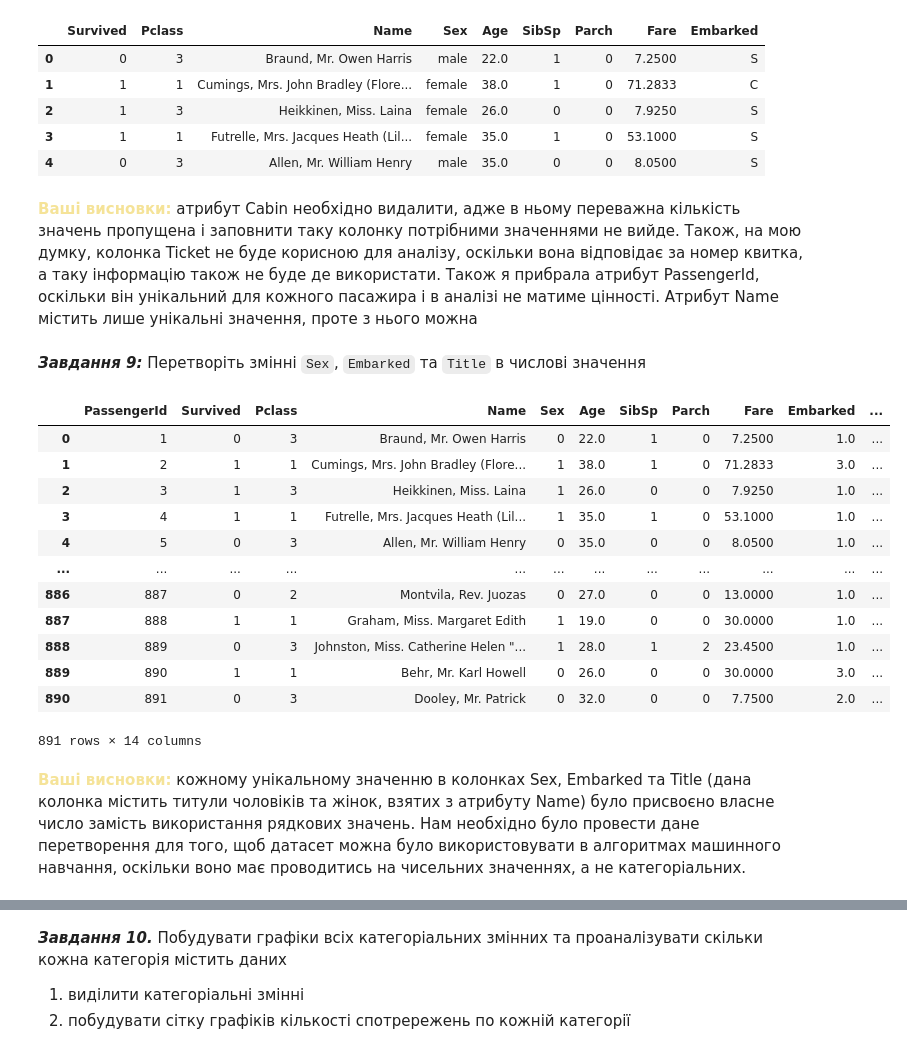
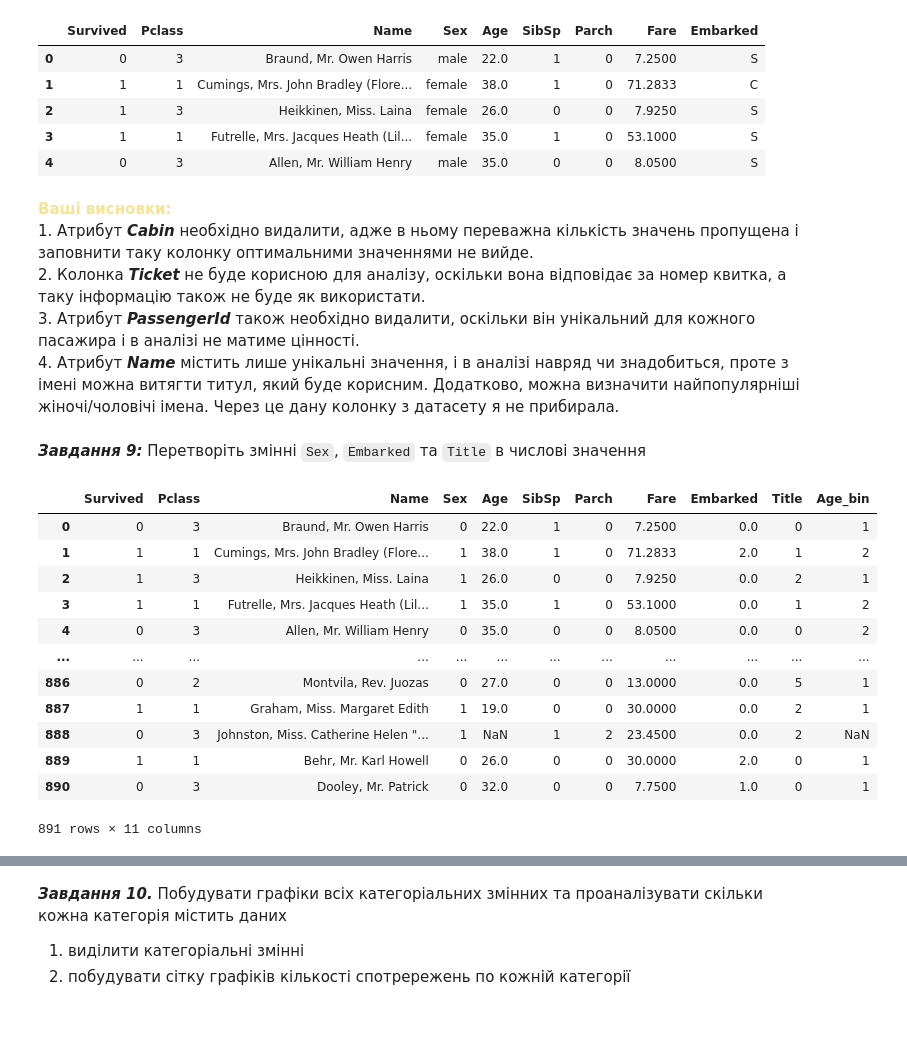
Before and after one commit to HumnytskaLiza/ai-labs, a Jupyter notebook: task3/Task3_basic_ai_liza_humnytska.ipynb, the cells around one changed output, grey strips where cells are left out. Drawn from its saved outputs; the diff is of its cells as text; code cells hidden in the pictures; blank space fills up the shorter version.

````diff
--- a/task3/Task3_basic_ai_liza_humnytska.ipynb
+++ b/task3/Task3_basic_ai_liza_humnytska.ipynb
@@ -180,18 +186,23 @@ dtype: int64
 age_bins = [0, 16, 32, 48, 64, 80]
 age_categories = [0, 1, 2, 3, 4]
 
-dataset["Age_bin"] = pd.cut(dataset["Age"], age_bins, labels=age_categories)
-
-age_groups = dataset.loc[dataset["Survived"] == 1, ["Age_bin"]].value_counts().reset_index()
-age_groups.columns = ["Age_bin", "Count"]
+processed_dataset["Age_bin"] = pd.cut(processed_dataset["Age"], age_bins, labels=age_categories)
 
 fig, ax = plt.subplots(figsize=(12, 6))
 
-sns.barplot(data=age_groups, ax=ax, color='orange', x="Age_bin", y="Count")
+sns.countplot(data=processed_dataset.loc[processed_dataset["Survived"] == 1, ["Age_bin"]], ax=ax, color='orange', x="Age_bin")
 
 ax.set_xlabel("Age bins")
 ax.set_ylabel("Count")
 ax.set_title("Figure 1: Age categories: Survived")
 
 plt.show()
+
+skewness = processed_dataset["Age"].skew()
+if skewness > 0:
+    print(f"Асиметрія: {skewness}. Розподіл має важчий правий хвіст.")
+elif skewness < 0:
+    print(f"Асиметрія: {skewness}. Розподіл має важчий лівий хвіст.")
+else:
+    print("Розподіл симетричний.")
 # %% [output]
@@ -210,18 +225,12 @@ dataset['Fare_bin'] = pd.qcut(dataset['Fare'], 4, labels=[0, 1, 2, 3])
 # %% [markdown]
 ***Завдання 7:*** Необхідно створити нові змінні ```Family_size``` та ```Alone``` та проаналізувати їх. Змінна ```Family_size``` передає суму змінних ```Parch``` та ```SibSp```. Змінна ```Family_size``` буде відібражати комбіновані дані, які необхідні для перевірки гіпотези, що ```виживання пасажирів залежіть від кількості членів їх сім'ї```. Змінна ```Alone``` позначає наявніть сім'ї.
 # %%
-dataset["Family_size"] = dataset[["Parch", "SibSp"]].sum(axis=1)
-dataset["Alone"] = dataset.apply(lambda row: 1 if row["Family_size"] == 0 else 0, axis=1)
-
-survived1 = dataset.groupby("Family_size")["Survived"].value_counts()
-df_survived1 = pd.DataFrame({"Survived": survived1.index.get_level_values("Survived"), "Family size": survived1.index.get_level_values("Family_size"), "Count": survived1.values})
-
-survived2 = dataset.groupby("Alone")["Survived"].value_counts()
-df_survived2 = pd.DataFrame({"Survived": survived2.index.get_level_values("Survived"), "Alone": survived2.index.get_level_values("Alone"), "Count": survived2.values})
+processed_dataset["Family_size"] = processed_dataset["Parch"] + processed_dataset["SibSp"] + 1
+processed_dataset["Alone"] = processed_dataset.apply(lambda row: 1 if row["Family_size"] == 1 else 0, axis=1)
 
 fig, ((ax1, ax2)) = plt.subplots(1, 2, figsize=(20, 8))
-sns.barplot(data = df_survived1, x = "Family size", y = "Count", hue="Survived", ax=ax1, palette=['#5975A4', 'orange'])
-sns.barplot(data = df_survived2, x = "Alone", y = "Count", hue="Survived", ax=ax2, palette=['#5975A4', 'orange'])
+sns.countplot(data = processed_dataset, x = "Family_size", hue="Survived", ax=ax1, palette=['#5975A4', 'orange'])
+sns.countplot(data = processed_dataset, x = "Alone", hue="Survived", ax=ax2, palette=['#5975A4', 'orange'])
 
 ax1.set_title("Figure 1: Family size: Survived vs Dead")
 ax2.set_title("Figure 2: Alone: Survived vs Dead")
@@ -234,8 +252,8 @@ plt.show()
 # %% [markdown]
 ***Завдання 8:*** Видалити атрибути які є ***НЕрелевантними*** або містять багато пропущених значень. Аргументувати свій вибір.
 # %%
-dataset = dataset.drop(["Cabin", "Ticket", "PassengerId"], axis="columns")
-display(dataset.head(5))
+processed_dataset = dataset.drop(["Cabin", "Ticket", "PassengerId"], axis="columns")
+display(processed_dataset.head(5))
 # %% [output]
 |  | Survived | Pclass | Name | Sex | Age | SibSp | Parch | Fare | Embarked |
 | 0 | 0 | 3 | Braund, Mr. Owen Harris | male | 22.0 | 1 | 0 | 7.2500 | S |
@@ -244,41 +262,42 @@ display(dataset.head(5))
 | 3 | 1 | 1 | Futrelle, Mrs. Jacques Heath (Lil... | female | 35.0 | 1 | 0 | 53.1000 | S |
 | 4 | 0 | 3 | Allen, Mr. William Henry | male | 35.0 | 0 | 0 | 8.0500 | S |
 # %% [markdown]
-<font color='#F5E398'><b>Ваші висновки:</b></font> атрибут Cabin необхідно видалити, адже в ньому переважна кількість значень пропущена і заповнити таку колонку потрібними значеннями не вийде. Також, на мою думку, колонка Ticket не буде корисною для аналізу, оскільки вона відповідає за номер квитка, а таку інформацію також не буде де використати. Також я прибрала атрибут PassengerId, оскільки він унікальний для кожного пасажира і в аналізі не матиме цінності. Атрибут Name містить лише унікальні значення, проте з нього можна
+<font color='#F5E398'><b>Ваші висновки:</b></font>
+<br/>1. Атрибут ***Cabin*** необхідно видалити, адже в ньому переважна кількість значень пропущена і заповнити таку колонку оптимальними значеннями не вийде.
+<br/>2. Колонка ***Ticket*** не буде корисною для аналізу, оскільки вона відповідає за номер квитка, а таку інформацію також не буде як використати.
+<br/>3. Атрибут ***PassengerId*** також необхідно видалити, оскільки він унікальний для кожного пасажира і в аналізі не матиме цінності.
+<br/>4. Атрибут ***Name*** містить лише унікальні значення, і в аналізі навряд чи знадобиться, проте з імені можна витягти титул, який буде корисним. Додатково, можна визначити найпопулярніші жіночі/чоловічі імена. Через це дану колонку з датасету я не прибирала.
 # %% [markdown]
 ***Завдання 9:*** Перетворіть змінні ```Sex```, ```Embarked``` та ```Title``` в числові значення
 # %%
-num_df = dataset.copy()
+num_df = processed_dataset.copy()
 
-dataset["Title"] = [i.split(".")[0].split(",")[-1].strip() for i in dataset["Name"]]
-titles = dataset['Title'].unique()
+processed_dataset["Title"] = [i.split(".")[0].split(",")[-1].strip() for i in processed_dataset["Name"]]
+all_titles = processed_dataset['Title'].unique()
 
 titles_map = {}
-for ind, value in enumerate(titles):
+for ind, value in enumerate(all_titles):
     titles_map[value] = ind
 
 sex_map = {"female": 1, "male": 0}
-embarked_map = {"S": 1, "Q": 2, "C": 3}
+embarked_map = {"S": 0, "Q": 1, "C": 2}
 
 num_df["Title"] = num_df["Title"].map(titles_map)
 num_df["Sex"] = num_df["Sex"].map(sex_map)
 num_df["Embarked"] = num_df["Embarked"].map(embarked_map)
 
-
 display(num_df)
 # %% [output]
-|  | PassengerId | Survived | Pclass | Name | Sex | Age | SibSp | Parch | Fare | Embarked | ... |
-| 0 | 1 | 0 | 3 | Braund, Mr. Owen Harris | 0 | 22.0 | 1 | 0 | 7.2500 | 1.0 | ... |
-| 1 | 2 | 1 | 1 | Cumings, Mrs. John Bradley (Flore... | 1 | 38.0 | 1 | 0 | 71.2833 | 3.0 | ... |
-| 2 | 3 | 1 | 3 | Heikkinen, Miss. Laina | 1 | 26.0 | 0 | 0 | 7.9250 | 1.0 | ... |
-| 3 | 4 | 1 | 1 | Futrelle, Mrs. Jacques Heath (Lil... | 1 | 35.0 | 1 | 0 | 53.1000 | 1.0 | ... |
-| 4 | 5 | 0 | 3 | Allen, Mr. William Henry | 0 | 35.0 | 0 | 0 | 8.0500 | 1.0 | ... |
+|  | Survived | Pclass | Name | Sex | Age | SibSp | Parch | Fare | Embarked | Title | Age_bin |
+| 0 | 0 | 3 | Braund, Mr. Owen Harris | 0 | 22.0 | 1 | 0 | 7.2500 | 0.0 | 0 | 1 |
+| 1 | 1 | 1 | Cumings, Mrs. John Bradley (Flore... | 1 | 38.0 | 1 | 0 | 71.2833 | 2.0 | 1 | 2 |
+| 2 | 1 | 3 | Heikkinen, Miss. Laina | 1 | 26.0 | 0 | 0 | 7.9250 | 0.0 | 2 | 1 |
+| 3 | 1 | 1 | Futrelle, Mrs. Jacques Heath (Lil... | 1 | 35.0 | 1 | 0 | 53.1000 | 0.0 | 1 | 2 |
+| 4 | 0 | 3 | Allen, Mr. William Henry | 0 | 35.0 | 0 | 0 | 8.0500 | 0.0 | 0 | 2 |
 | ... | ... | ... | ... | ... | ... | ... | ... | ... | ... | ... | ... |
-| 886 | 887 | 0 | 2 | Montvila, Rev. Juozas | 0 | 27.0 | 0 | 0 | 13.0000 | 1.0 | ... |
-| 887 | 888 | 1 | 1 | Graham, Miss. Margaret Edith | 1 | 19.0 | 0 | 0 | 30.0000 | 1.0 | ... |
-| 888 | 889 | 0 | 3 | Johnston, Miss. Catherine Helen "... | 1 | 28.0 | 1 | 2 | 23.4500 | 1.0 | ... |
-| 889 | 890 | 1 | 1 | Behr, Mr. Karl Howell | 0 | 26.0 | 0 | 0 | 30.0000 | 3.0 | ... |
-| 890 | 891 | 0 | 3 | Dooley, Mr. Patrick | 0 | 32.0 | 0 | 0 | 7.7500 | 2.0 | ... |
+| 886 | 0 | 2 | Montvila, Rev. Juozas | 0 | 27.0 | 0 | 0 | 13.0000 | 0.0 | 5 | 1 |
+| 887 | 1 | 1 | Graham, Miss. Margaret Edith | 1 | 19.0 | 0 | 0 | 30.0000 | 0.0 | 2 | 1 |
+| 888 | 0 | 3 | Johnston, Miss. Catherine Helen "... | 1 | NaN | 1 | 2 | 23.4500 | 0.0 | 2 | NaN |
+| 889 | 1 | 1 | Behr, Mr. Karl Howell | 0 | 26.0 | 0 | 0 | 30.0000 | 2.0 | 0 | 1 |
+| 890 | 0 | 3 | Dooley, Mr. Patrick | 0 | 32.0 | 0 | 0 | 7.7500 | 1.0 | 0 | 1 |
-891 rows × 14 columns
+891 rows × 11 columns
-# %% [markdown]
-<font color='#F5E398'><b>Ваші висновки:</b></font> кожному унікальному значенню в колонках Sex, Embarked та Title (дана колонка містить титули чоловіків та жінок, взятих з атрибуту Name) було присвоєно власне число замість використання рядкових значень. Нам необхідно було провести дане перетворення для того, щоб датасет можна було використовувати в алгоритмах машинного навчання, оскільки воно має проводитись на чисельних значеннях, а не категоріальних.
````
Also changed, not shown: parts of 25 cells of this notebook.
